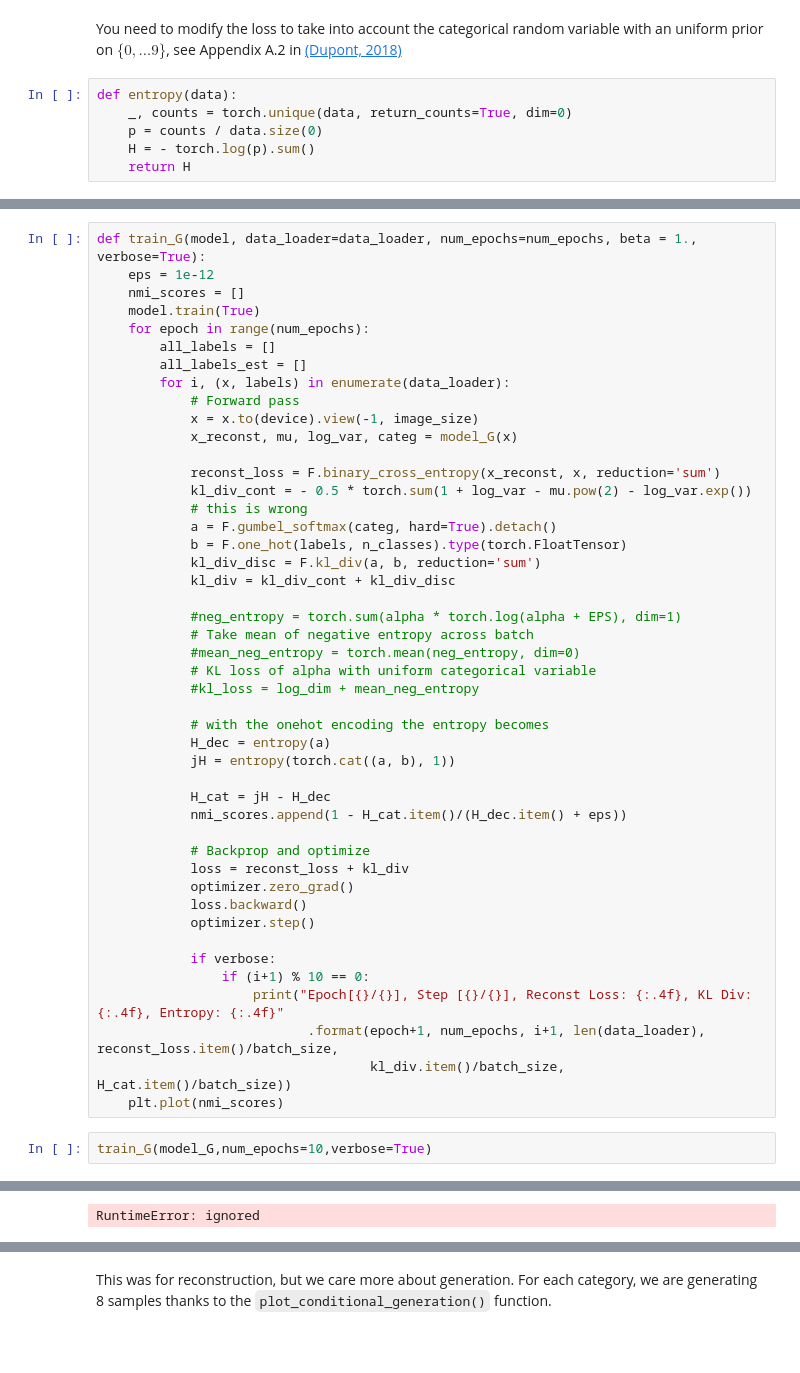
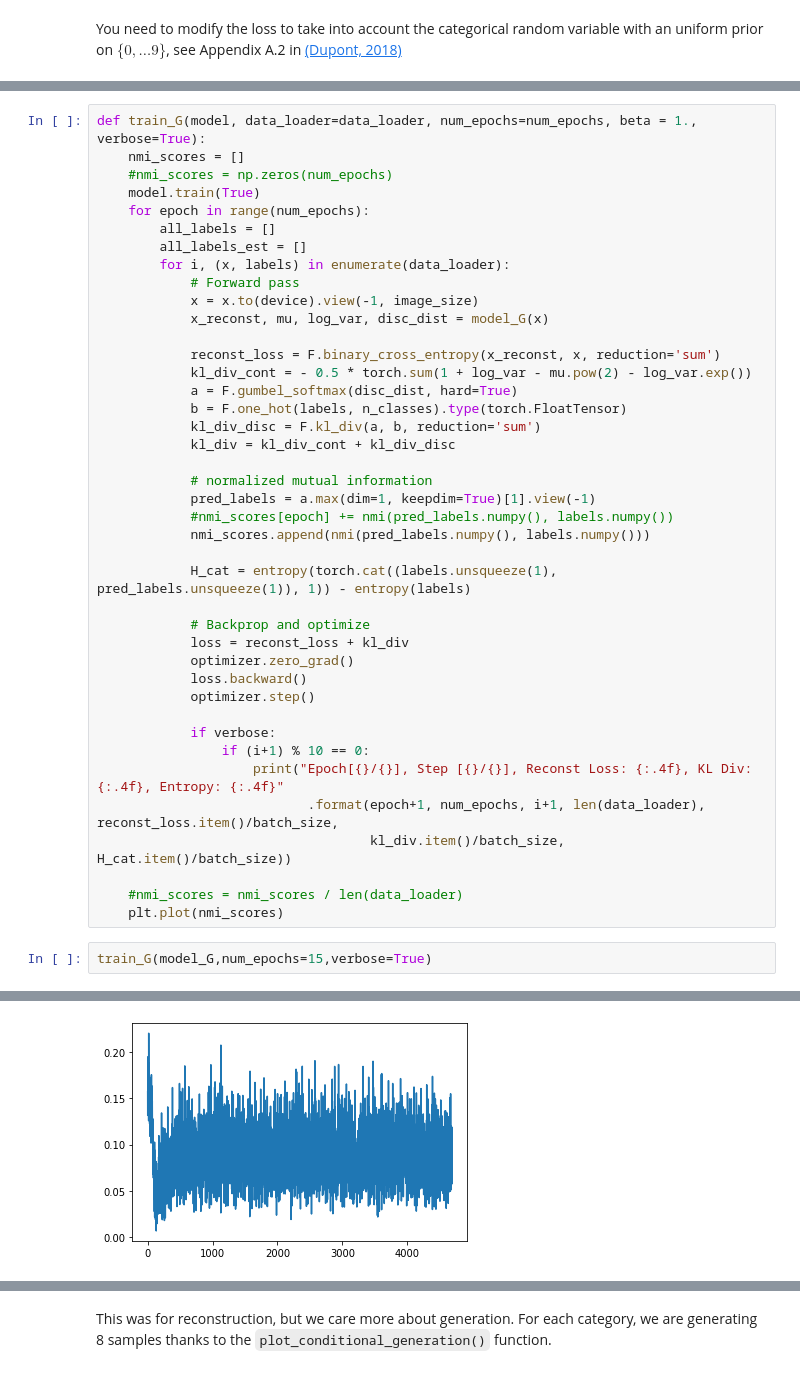
Before and after one commit to MarcoBiroli/ENS_Notes, a Jupyter notebook: Year 2/DeepLearning/matteo_HW3.ipynb, the cells around one changed output, grey strips where cells are left out. Saved outputs shown, nothing was run; the diff lists cells and outputs as text; blank space fills up the shorter version.

```diff
--- a/Year 2/DeepLearning/matteo_HW3.ipynb
+++ b/Year 2/DeepLearning/matteo_HW3.ipynb
@@ -284,8 +245,2 @@ tensor([1, 1, 1, 1, 1, 1])
 # %% [markdown]
 You need to modify the loss to take into account the categorical random variable with an uniform prior on $\{0,\dots 9\}$, see Appendix A.2 in [(Dupont, 2018)](https://arxiv.org/abs/1804.00104)
-# %%
-def entropy(data):
-    _, counts = torch.unique(data, return_counts=True, dim=0)
-    p = counts / data.size(0)
-    H = - torch.log(p).sum()
-    return H
@@ -292,7 +268,7 @@ def entropy(data):
 # %%
 def train_G(model, data_loader=data_loader, num_epochs=num_epochs, beta = 1., verbose=True):
-    eps = 1e-12
     nmi_scores = []
+    #nmi_scores = np.zeros(num_epochs)
     model.train(True)
     for epoch in range(num_epochs):
         all_labels = []
@@ -300,28 +276,21 @@ def train_G(model, data_loader=data_loader, num_epochs=num_epochs, beta = 1., ve
         for i, (x, labels) in enumerate(data_loader):
             # Forward pass
             x = x.to(device).view(-1, image_size)
-            x_reconst, mu, log_var, categ = model_G(x)
+            x_reconst, mu, log_var, disc_dist = model_G(x)
 
             reconst_loss = F.binary_cross_entropy(x_reconst, x, reduction='sum')
             kl_div_cont = - 0.5 * torch.sum(1 + log_var - mu.pow(2) - log_var.exp())
-            # this is wrong
-            a = F.gumbel_softmax(categ, hard=True).detach()
+            a = F.gumbel_softmax(disc_dist, hard=True)
             b = F.one_hot(labels, n_classes).type(torch.FloatTensor)
             kl_div_disc = F.kl_div(a, b, reduction='sum')
             kl_div = kl_div_cont + kl_div_disc
 
-            #neg_entropy = torch.sum(alpha * torch.log(alpha + EPS), dim=1)
-            # Take mean of negative entropy across batch
-            #mean_neg_entropy = torch.mean(neg_entropy, dim=0)
-            # KL loss of alpha with uniform categorical variable
-            #kl_loss = log_dim + mean_neg_entropy
+            # normalized mutual information
+            pred_labels = a.max(dim=1, keepdim=True)[1].view(-1)
+            #nmi_scores[epoch] += nmi(pred_labels.numpy(), labels.numpy())
+            nmi_scores.append(nmi(pred_labels.numpy(), labels.numpy()))
 
-            # with the onehot encoding the entropy becomes
-            H_dec = entropy(a)
-            jH = entropy(torch.cat((a, b), 1))
-
-            H_cat = jH - H_dec
-            nmi_scores.append(1 - H_cat.item()/(H_dec.item() + eps))
+            H_cat = entropy(torch.cat((labels.unsqueeze(1), pred_labels.unsqueeze(1)), 1)) - entropy(labels)
 
             # Backprop and optimize
             loss = reconst_loss + kl_div
@@ -334,7 +303,9 @@ def train_G(model, data_loader=data_loader, num_epochs=num_epochs, beta = 1., ve
                     print("Epoch[{}/{}], Step [{}/{}], Reconst Loss: {:.4f}, KL Div: {:.4f}, Entropy: {:.4f}"
                            .format(epoch+1, num_epochs, i+1, len(data_loader), reconst_loss.item()/batch_size,
                                    kl_div.item()/batch_size, H_cat.item()/batch_size))
+
+    #nmi_scores = nmi_scores / len(data_loader)
     plt.plot(nmi_scores)
 # %%
-train_G(model_G,num_epochs=10,verbose=True)
+train_G(model_G,num_epochs=15,verbose=True)
 # %% [output]
@@ -348,4 +329,4 @@ tensor([[nan, nan, nan,  ..., nan, nan, nan],
-RuntimeError: ignored
+[figure, added]
 # %%
 plot_reconstruction(model_G)
 # %% [output]
```
Also changed, not shown: parts of 14 cells of this notebook.
